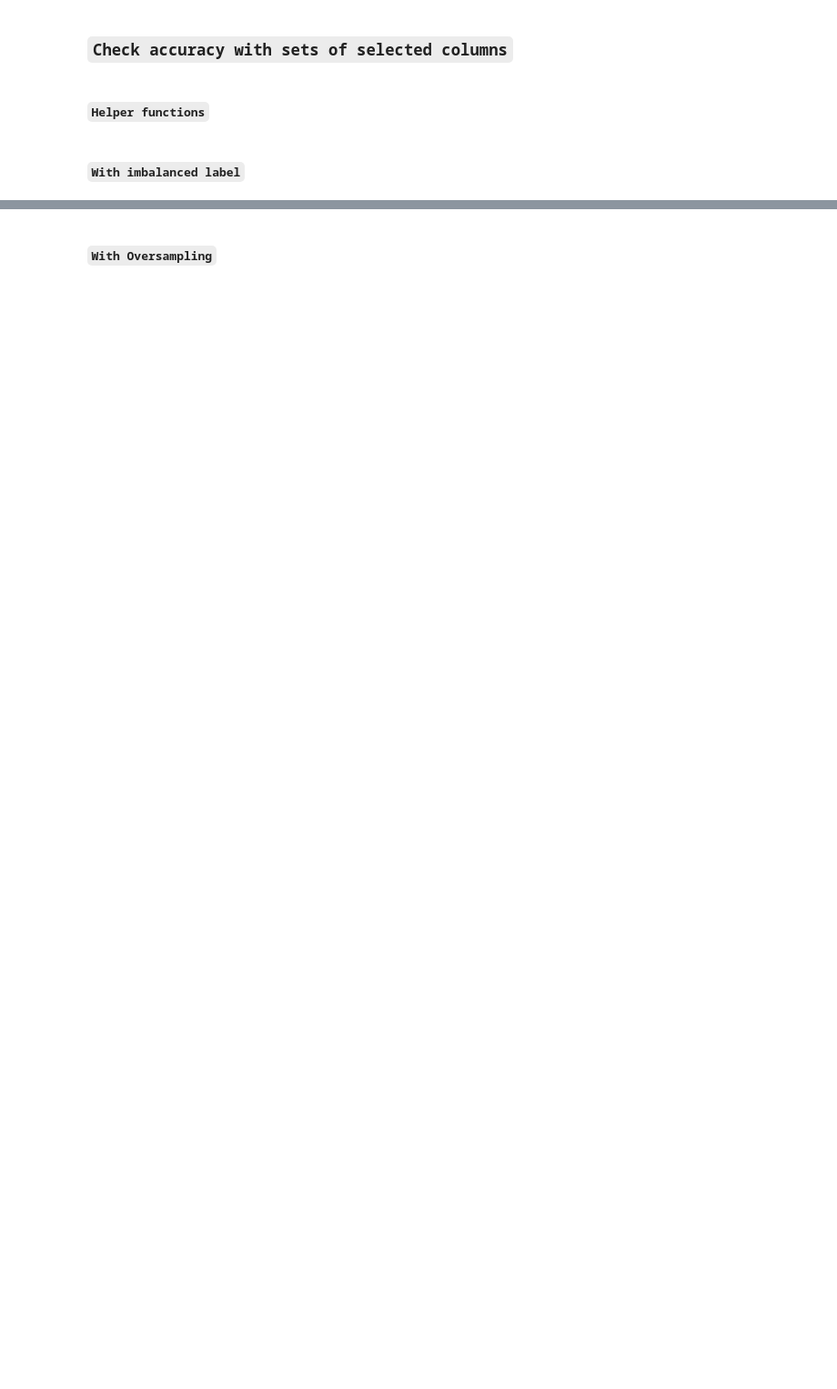
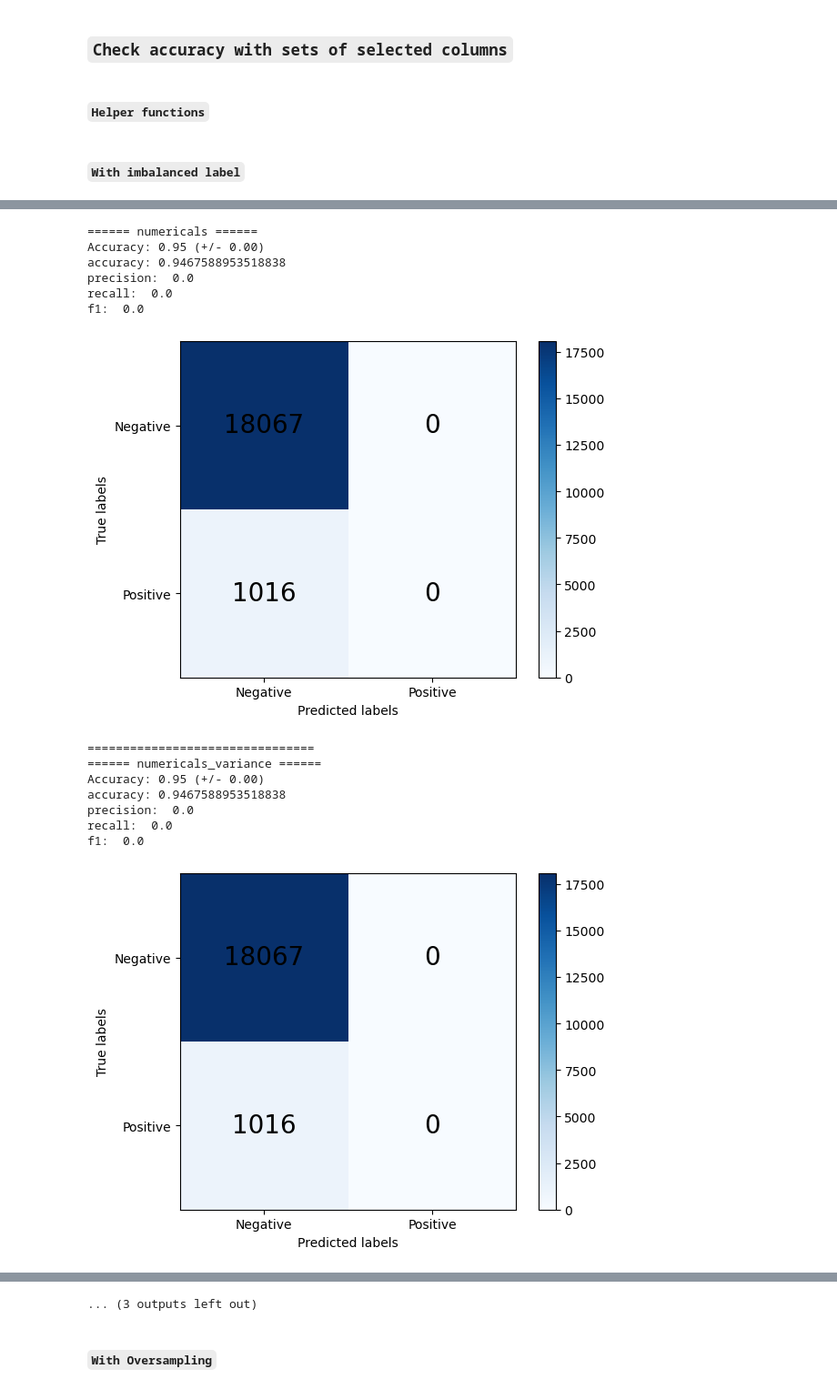
Before and after one commit to fabio1623/lab-random-forests, a Jupyter notebook: solution.ipynb, the cells around one changed output, grey strips where cells are left out. Shown at 91% size. Saved outputs shown, nothing was run; the diff lists cells and outputs as text; code cells hidden in the pictures; blank space fills up the shorter version.

```diff
--- a/solution.ipynb
+++ b/solution.ipynb
@@ -139,9 +135,0 @@ categoricals.shape
-# %%
-target_b = targets[['TARGET_B']]
-target_b['TARGET_B'].value_counts()
-
-target_b_0 = target_b[target_b['TARGET_B'] == 0]
-target_b_1 = target_b[target_b['TARGET_B'] == 1]
-
-target_b_1_undersampled = resample(target_b_1, replace=True, n_samples=len(target_b_0))
-target_b_1_undersampled.shape
@@ -150,3 +135,0 @@ target_b_1_undersampled.shape
-# %%
-target_b_oversampled = pd.concat([target_b_0, target_b_1_undersampled], axis=0)
-target_b_oversampled['TARGET_B'].value_counts()
@@ -157,3 +142,15 @@ Name: TARGET_B, dtype: int64
+# %%
+numericals = pd.read_csv('files_for_lab/numerical.csv')
+numericals_variance = pd.read_csv('numericals_cleaned/numericals_variance.csv')
+numericals_variance_manual_drop = pd.read_csv('numericals_cleaned/numericals_variance_manual_drop.csv')
+numericals_chi2 = pd.read_csv('numericals_cleaned/numericals_chi2.csv')
+numericals_rfe = pd.read_csv('numericals_cleaned/numericals_rfe.csv')
+numericals_rfe_manual_drop = pd.read_csv('numericals_cleaned/numericals_rfe_manual_drop.csv')
+numericals_ols = pd.read_csv('numericals_cleaned/numericals_ols.csv')
+
+categoricals = pd.read_csv('categoricals_cleaned/categoricals.csv')
+
+targets = pd.read_csv('files_for_lab/target.csv')
 # %% [markdown]
 ### `Check accuracy with sets of selected columns`
 # %% [markdown]
@@ -217,14 +241,12 @@ def score_selected_columns(targets, selected_numericals_df_list):
 # %% [markdown]
 #### `With imbalanced label`
 # %%
-selected_numericals_df_list = [
-    ('numericals', numericals),
-    ('numericals_variance', numericals_variance),
-    ('numericals_variance_manual_drop', numericals_variance_manual_drop),
-    ('numericals_chi2', numericals_chi2),
-    ('numericals_rfe', numericals_rfe),
-    ('numericals_rfe_manual_drop', numericals_rfe_manual_drop),
-    ('numericals_ols', numericals_ols)
+selectors = [
+    {'name': 'numericals', 'dataframe': numericals},
+    {'name': 'numericals_variance', 'dataframe': numericals_variance},
+    {'name': 'numericals_variance_manual_drop', 'dataframe': numericals_variance_manual_drop},
+    {'name': 'numericals_chi2', 'dataframe': numericals_chi2},
+    {'name': 'numericals_rfe', 'dataframe': numericals_rfe},
+    {'name': 'numericals_rfe_manual_drop', 'dataframe': numericals_rfe_manual_drop},
+    {'name': 'numericals_ols', 'dataframe': numericals_ols},
 ]
-
-score_selected_columns(targets[['TARGET_B']], selected_numericals_df_list)
@@ -286,0 +253,18 @@ array([[18144,     0],
+# %%
+score_selected_columns(selectors=selectors, should_oversample=False)
+# %% [output]
+====== numericals ======
+Accuracy: 0.95 (+/- 0.00)
+accuracy: 0.9467588953518838
+precision:  0.0
+recall:  0.0
+f1:  0.0
+[figure, added]
+================================
+====== numericals_variance ======
+Accuracy: 0.95 (+/- 0.00)
+accuracy: 0.9467588953518838
+precision:  0.0
+recall:  0.0
+f1:  0.0
+[figure, added]
@@ -287,2 +303,3 @@ array([[18144,     0],
+... (3 outputs left out)
 # %% [markdown]
 #### `With Oversampling`
```
Also changed, not shown: parts of 30 cells of this notebook, 1 other file.
